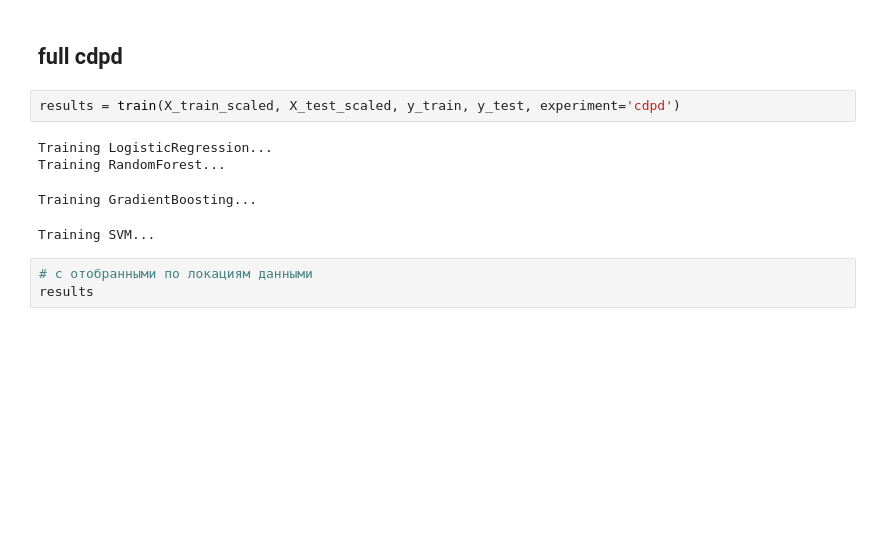
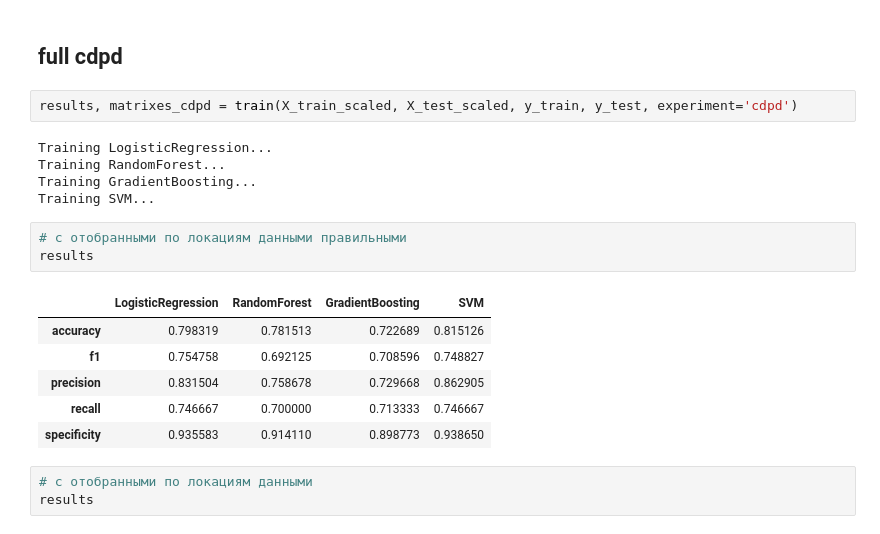
Before and after one commit to AnyashaTk/ElectronicStetoscope-Automizer-, a Jupyter notebook: notebooks/multilabel_trainings.ipynb, the cells around one changed output. Cells and saved outputs as stored; diff of their text form; blank space fills up the shorter version.

Commit message:
nn experiments

```diff
--- a/notebooks/multilabel_trainings.ipynb
+++ b/notebooks/multilabel_trainings.ipynb
@@ -374,12 +498,22 @@ def train(X_train_scaled, X_test_scaled, y_train, y_test, experiment=''):
 # %% [markdown]
 ## full cdpd
 # %%
-results = train(X_train_scaled, X_test_scaled, y_train, y_test, experiment='cdpd')
+results, matrixes_cdpd = train(X_train_scaled, X_test_scaled, y_train, y_test, experiment='cdpd')
 # %% [output]
 Training LogisticRegression...
 Training RandomForest...
+Training GradientBoosting...
+Training SVM...
-Training GradientBoosting...
-Training SVM...
+# %%
+# с отобранными по локациям данными правильными
+results
+# %% [output]
+|  | LogisticRegression | RandomForest | GradientBoosting | SVM |
+| accuracy | 0.798319 | 0.781513 | 0.722689 | 0.815126 |
+| f1 | 0.754758 | 0.692125 | 0.708596 | 0.748827 |
+| precision | 0.831504 | 0.758678 | 0.729668 | 0.862905 |
+| recall | 0.746667 | 0.700000 | 0.713333 | 0.746667 |
+| specificity | 0.935583 | 0.914110 | 0.898773 | 0.938650 |
 # %%
 # с отобранными по локациям данными
 results
```
Also changed, not shown: parts of 27 cells of this notebook, 5 other files.
